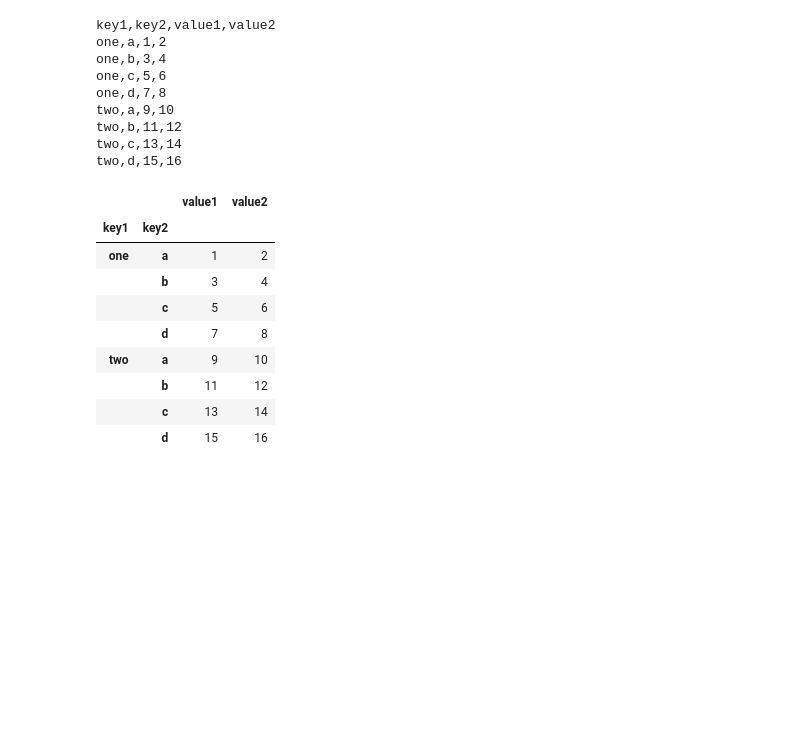
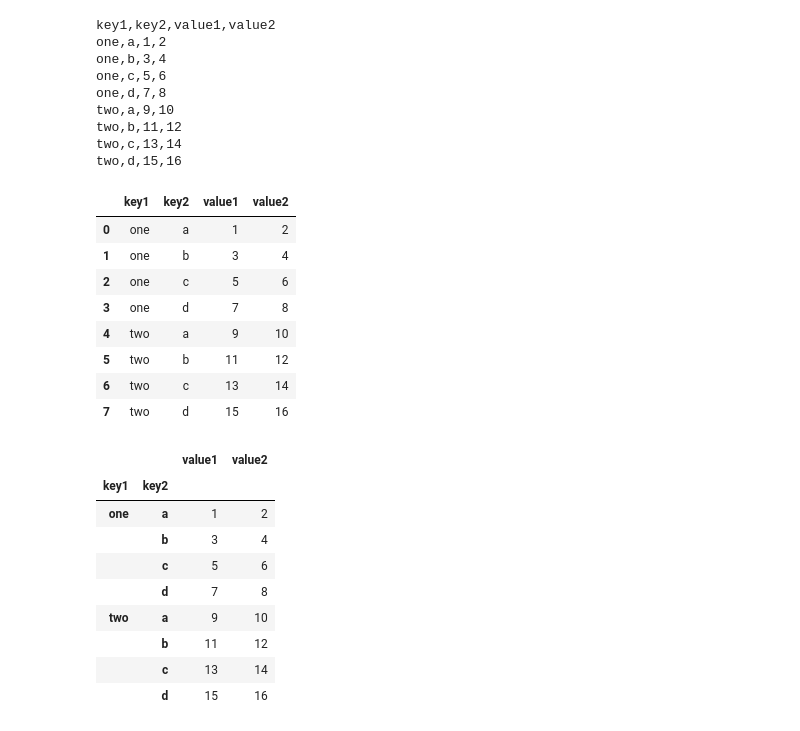
Before and after one commit to ParkSeungHuen/BigData, a Jupyter notebook: 6장/6장.ipynb, the cells around one changed output. Drawn from its saved outputs; the diff is of its cells as text; code cells hidden in the pictures; blank space fills up the shorter version.

```diff
--- a/6장/6장.ipynb
+++ b/6장/6장.ipynb
@@ -96,6 +96,19 @@ two,a,9,10
 two,b,11,12
 two,c,13,14
 two,d,15,16
+# %%
+parsed = pd.read_csv('examples/csv_mindex.csv')
+parsed
+# %% [output]
+|  | key1 | key2 | value1 | value2 |
+| 0 | one | a | 1 | 2 |
+| 1 | one | b | 3 | 4 |
+| 2 | one | c | 5 | 6 |
+| 3 | one | d | 7 | 8 |
+| 4 | two | a | 9 | 10 |
+| 5 | two | b | 11 | 12 |
+| 6 | two | c | 13 | 14 |
+| 7 | two | d | 15 | 16 |
 # %%
 # 계층적 색인을 지정하고 싶으면 컬럼 번호나 이름의 리스트를 넘긴다.
 parsed = pd.read_csv('examples/csv_mindex.csv', index_col=['key1', 'key2'])
```
Also changed, not shown: parts of 6 cells of this notebook, 14 other files.
